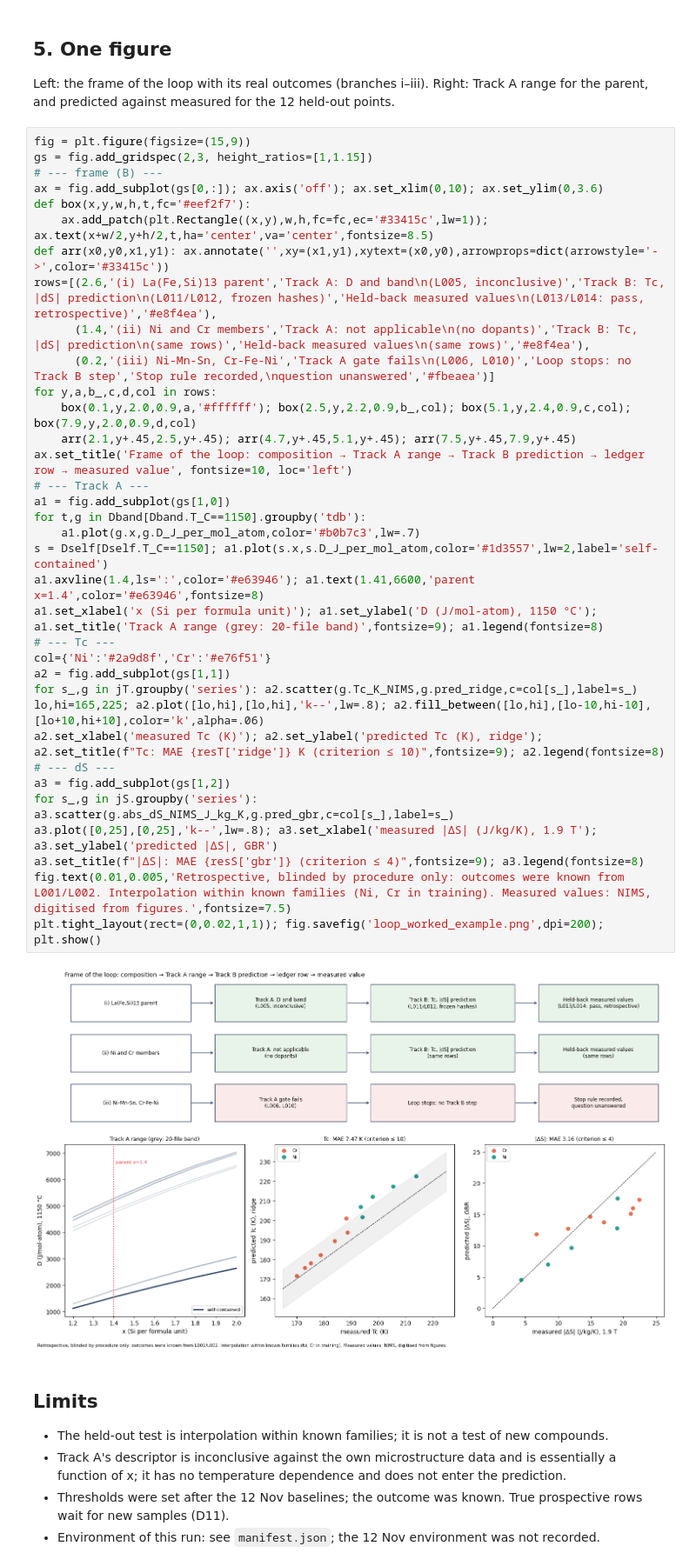
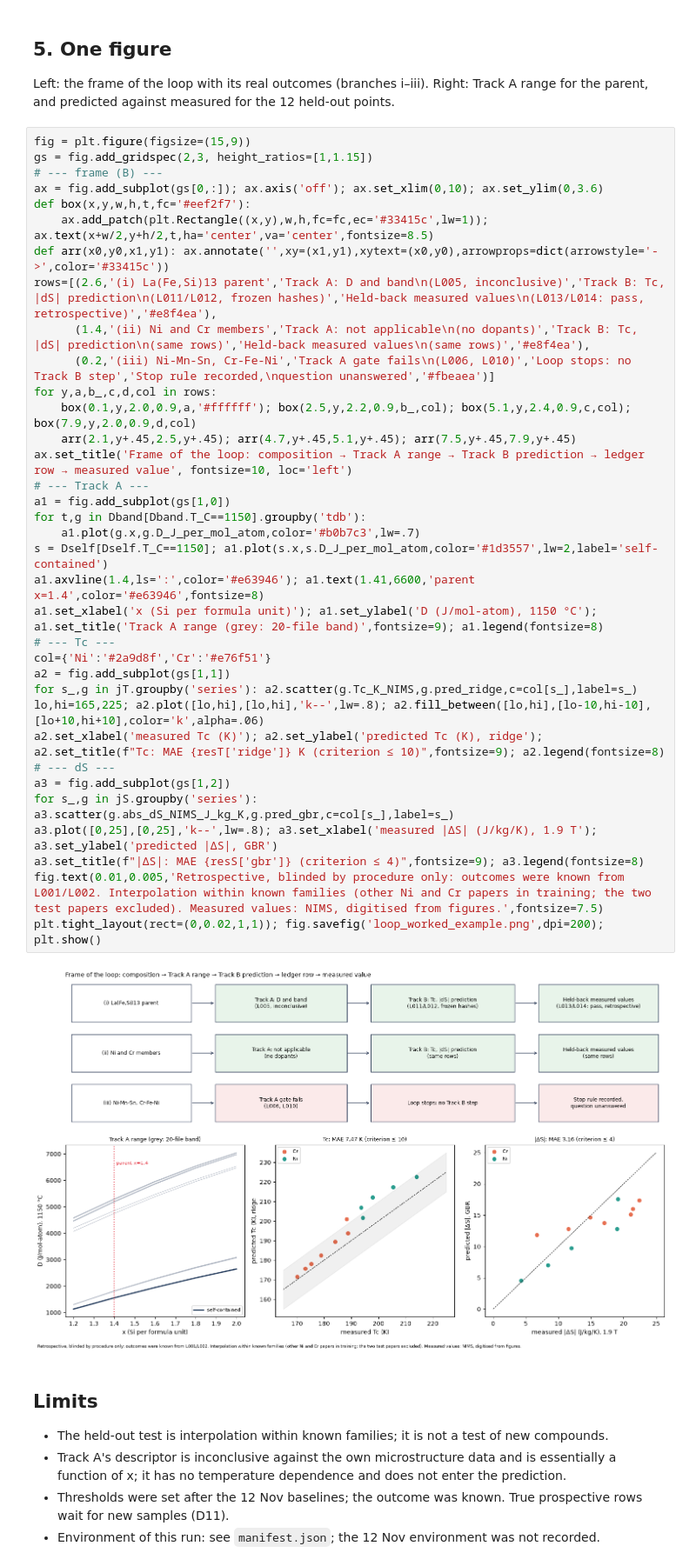
Before and after one commit to iliya-radulov/my_db_project, a Jupyter notebook: stage_four/Loop_worked_example/loop_worked_example.ipynb, the cells around one changed output. Shown at 87% size. Saved outputs shown, nothing was run; the diff lists cells and outputs as text.

```diff
--- a/stage_four/Loop_worked_example/loop_worked_example.ipynb
+++ b/stage_four/Loop_worked_example/loop_worked_example.ipynb
@@ -87,35 +100,35 @@ ax = fig.add_subplot(gs[0,:]); ax.axis('off'); ax.set_xlim(0,10); ax.set_ylim(0,
 def box(x,y,w,h,t,fc='#eef2f7'):
     ax.add_patch(plt.Rectangle((x,y),w,h,fc=fc,ec='#33415c',lw=1)); ax.text(x+w/2,y+h/2,t,ha='center',va='center',fontsize=8.5)
 def arr(x0,y0,x1,y1): ax.annotate('',xy=(x1,y1),xytext=(x0,y0),arrowprops=dict(arrowstyle='->',color='#33415c'))
 rows=[(2.6,'(i) La(Fe,Si)13 parent','Track A: D and band\n(L005, inconclusive)','Track B: Tc, |dS| prediction\n(L011/L012, frozen hashes)','Held-back measured values\n(L013/L014: pass, retrospective)','#e8f4ea'),
       (1.4,'(ii) Ni and Cr members','Track A: not applicable\n(no dopants)','Track B: Tc, |dS| prediction\n(same rows)','Held-back measured values\n(same rows)','#e8f4ea'),
       (0.2,'(iii) Ni-Mn-Sn, Cr-Fe-Ni','Track A gate fails\n(L006, L010)','Loop stops: no Track B step','Stop rule recorded,\nquestion unanswered','#fbeaea')]
 for y,a,b_,c,d,col in rows:
     box(0.1,y,2.0,0.9,a,'#ffffff'); box(2.5,y,2.2,0.9,b_,col); box(5.1,y,2.4,0.9,c,col); box(7.9,y,2.0,0.9,d,col)
     arr(2.1,y+.45,2.5,y+.45); arr(4.7,y+.45,5.1,y+.45); arr(7.5,y+.45,7.9,y+.45)
 ax.set_title('Frame of the loop: composition → Track A range → Track B prediction → ledger row → measured value', fontsize=10, loc='left')
 # --- Track A ---
 a1 = fig.add_subplot(gs[1,0])
 for t,g in Dband[Dband.T_C==1150].groupby('tdb'):
     a1.plot(g.x,g.D_J_per_mol_atom,color='#b0b7c3',lw=.7)
 s = Dself[Dself.T_C==1150]; a1.plot(s.x,s.D_J_per_mol_atom,color='#1d3557',lw=2,label='self-contained')
 a1.axvline(1.4,ls=':',color='#e63946'); a1.text(1.41,6600,'parent x=1.4',color='#e63946',fontsize=8)
 a1.set_xlabel('x (Si per formula unit)'); a1.set_ylabel('D (J/mol-atom), 1150 °C'); a1.set_title('Track A range (grey: 20-file band)',fontsize=9); a1.legend(fontsize=8)
 # --- Tc ---
 col={'Ni':'#2a9d8f','Cr':'#e76f51'}
 a2 = fig.add_subplot(gs[1,1])
 for s_,g in jT.groupby('series'): a2.scatter(g.Tc_K_NIMS,g.pred_ridge,c=col[s_],label=s_)
 lo,hi=165,225; a2.plot([lo,hi],[lo,hi],'k--',lw=.8); a2.fill_between([lo,hi],[lo-10,hi-10],[lo+10,hi+10],color='k',alpha=.06)
 a2.set_xlabel('measured Tc (K)'); a2.set_ylabel('predicted Tc (K), ridge'); a2.set_title(f"Tc: MAE {resT['ridge']} K (criterion ≤ 10)",fontsize=9); a2.legend(fontsize=8)
 # --- dS ---
 a3 = fig.add_subplot(gs[1,2])
 for s_,g in jS.groupby('series'): a3.scatter(g.abs_dS_NIMS_J_kg_K,g.pred_gbr,c=col[s_],label=s_)
 a3.plot([0,25],[0,25],'k--',lw=.8); a3.set_xlabel('measured |ΔS| (J/kg/K), 1.9 T'); a3.set_ylabel('predicted |ΔS|, GBR')
 a3.set_title(f"|ΔS|: MAE {resS['gbr']} (criterion ≤ 4)",fontsize=9); a3.legend(fontsize=8)
-fig.text(0.01,0.005,'Retrospective, blinded by procedure only: outcomes were known from L001/L002. Interpolation within known families (Ni, Cr in training). Measured values: NIMS, digitised from figures.',fontsize=7.5)
+fig.text(0.01,0.005,'Retrospective, blinded by procedure only: outcomes were known from L001/L002. Interpolation within known families (other Ni and Cr papers in training; the two test papers excluded). Measured values: NIMS, digitised from figures.',fontsize=7.5)
 plt.tight_layout(rect=(0,0.02,1,1)); fig.savefig('loop_worked_example.png',dpi=200); plt.show()
 # %% [output]
-[figure, old version]
+[figure, new version]
 # %% [markdown]
 ## Limits
 - The held-out test is interpolation within known families; it is not a test of new compounds.
```
Also changed, not shown: parts of 4 cells of this notebook, 2 other files.
